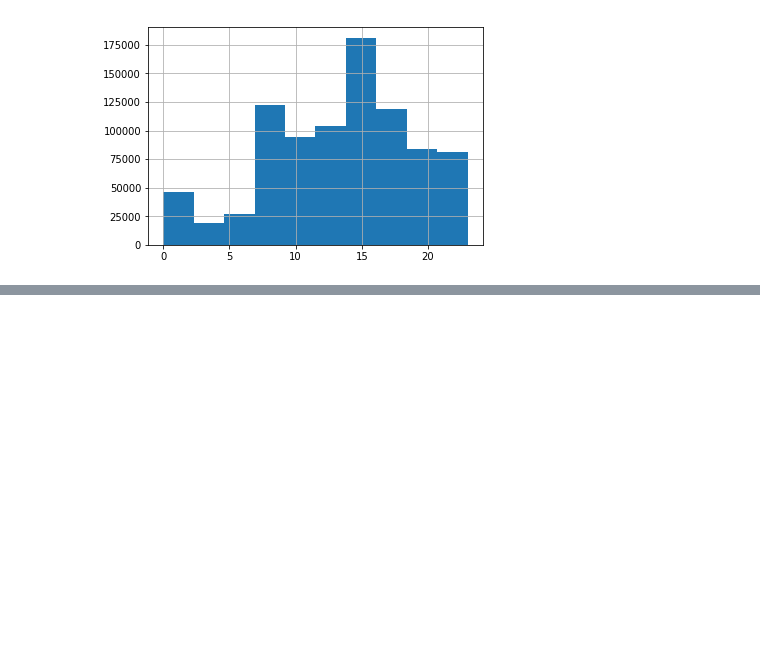
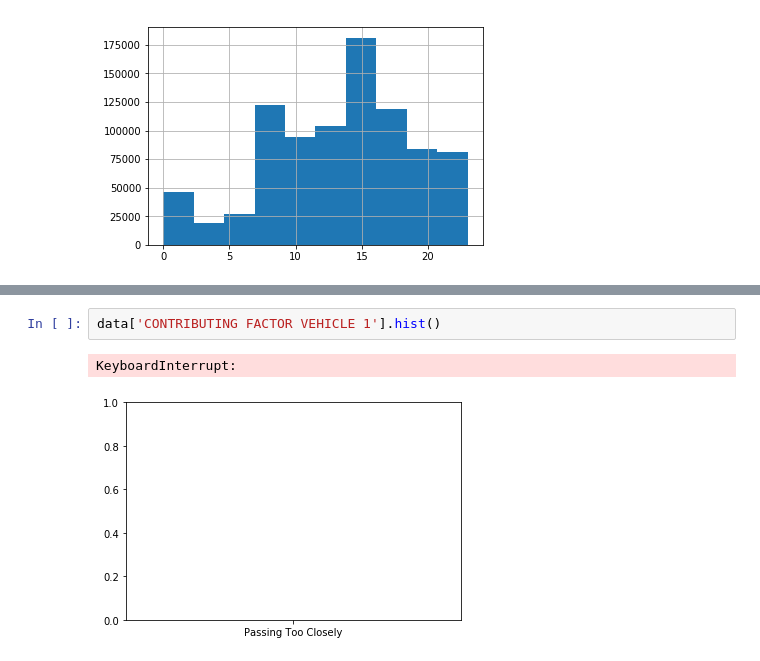
Before and after one commit to udacity/sapient-webinar, a Jupyter notebook: collisions.ipynb, the cells around one changed output, grey strips where cells are left out. Drawn from its saved outputs; the diff is of its cells as text; blank space fills up the shorter version.

```diff
--- a/collisions.ipynb
+++ b/collisions.ipynb
@@ -181,0 +237,5 @@ Name: NUMBER OF PERSONS INJURED, dtype: float64
+# %%
+data['CONTRIBUTING FACTOR VEHICLE 1'].hist()
+# %% [output]
+KeyboardInterrupt:
+[figure, added]
```
Also changed, not shown: parts of 13 cells of this notebook.
